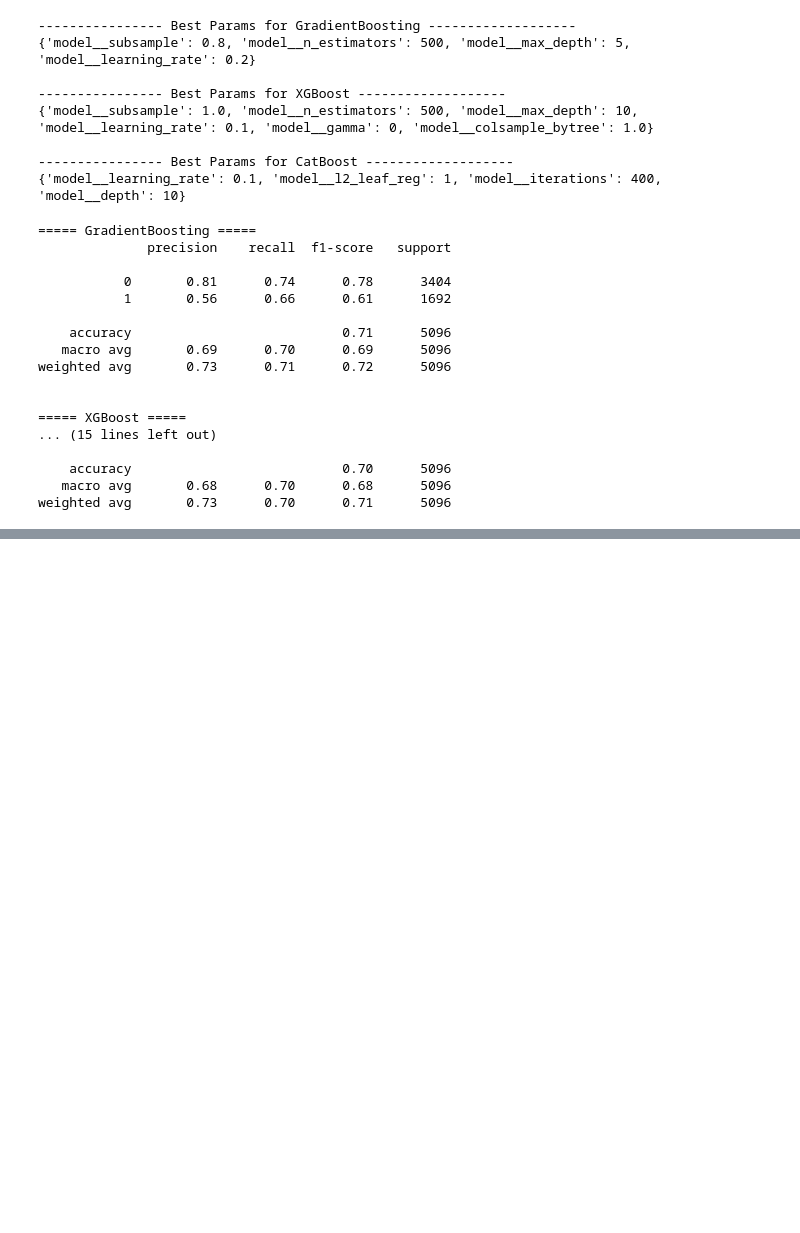
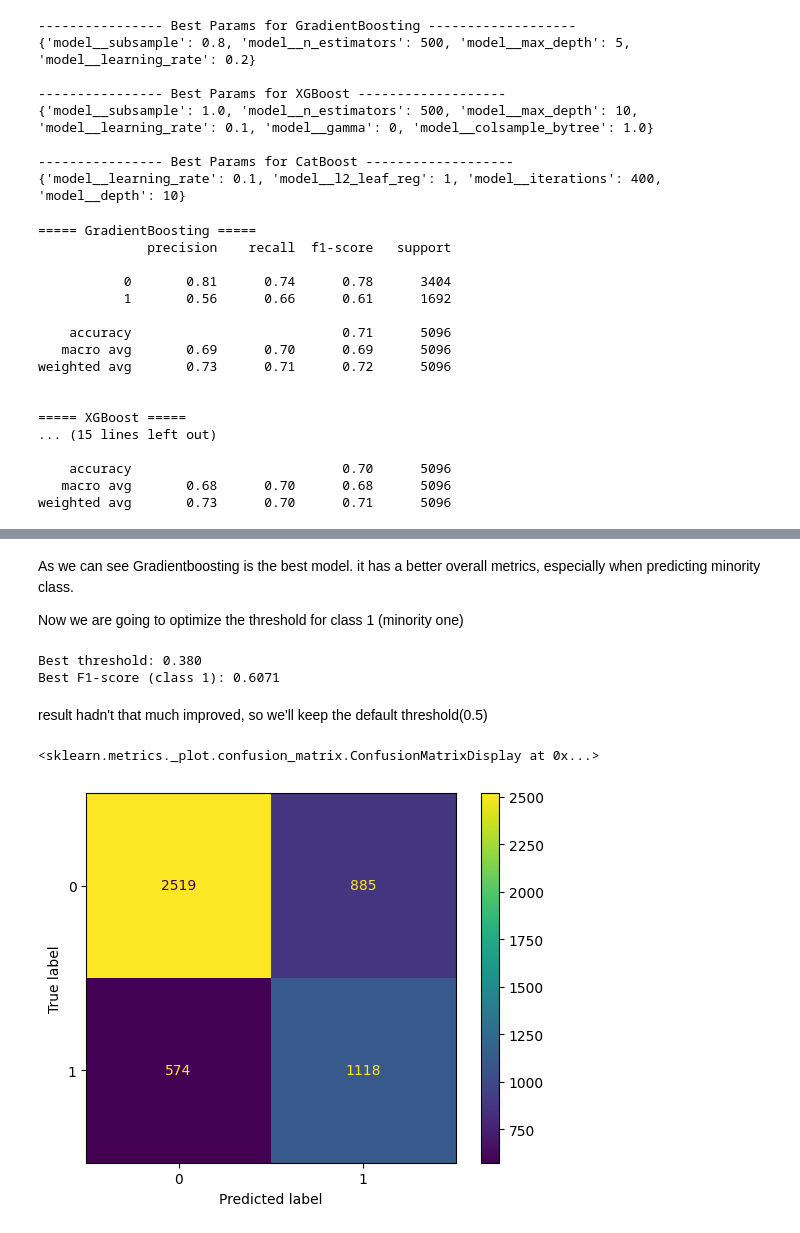
Before and after one commit to loicFraichlin/MLOps---Visa-Approval-prediction-app, a Jupyter notebook: notebooks/featureEngineering_notebook.ipynb, the cells around one changed output, grey strips where cells are left out. Drawn from its saved outputs; the diff is of its cells as text; code cells hidden in the pictures; blank space fills up the shorter version.

Commit message:
final model

```diff
--- a/notebooks/featureEngineering_notebook.ipynb
+++ b/notebooks/featureEngineering_notebook.ipynb
@@ -522,0 +496,4 @@ Name: count, dtype: int64
+# %%
+best_model = GradientBoostingClassifier(learning_rate=0.2, subsample=0.8, n_estimators=500, max_depth=5, random_state=42)
+# %%
+best_model.fit(X_res, y_res)
@@ -522,0 +515,4 @@ Name: count, dtype: int64
+# %% [markdown]
+As we can see Gradientboosting is the best model. it has a better overall metrics, especially when predicting minority class.
+
+Now we are going to optimize the threshold for class 1 (minority one)
@@ -522,0 +521,29 @@ Name: count, dtype: int64
+# %%
+thresholds = np.arange(0.01, 0.99, 0.01)
+
+f1_scores = []
+
+for t in thresholds:
+    y_pred = (y_proba >= t).astype(int)
+
+    # optimize specifically for minority class (1)
+    f1 = f1_score(y_test, y_pred, pos_label=1)
+    f1_scores.append(f1)
+
+best_index = np.argmax(f1_scores)
+best_threshold = thresholds[best_index]
+best_f1 = f1_scores[best_index]
+
+print(f"Best threshold: {best_threshold:.3f}")
+print(f"Best F1-score (class 1): {best_f1:.4f}")
+# %% [output]
+Best threshold: 0.380
+Best F1-score (class 1): 0.6071
+# %% [markdown]
+result hadn't that much improved, so we'll keep the default threshold(0.5)
+# %%
+from sklearn.metrics import ConfusionMatrixDisplay
+ConfusionMatrixDisplay.from_estimator(best_model, X_test_transformed, y_test)
+# %% [output]
+<sklearn.metrics._plot.confusion_matrix.ConfusionMatrixDisplay at 0x...>
+[figure, added]
```
Also changed, not shown: parts of 7 cells of this notebook, 5 other files.
